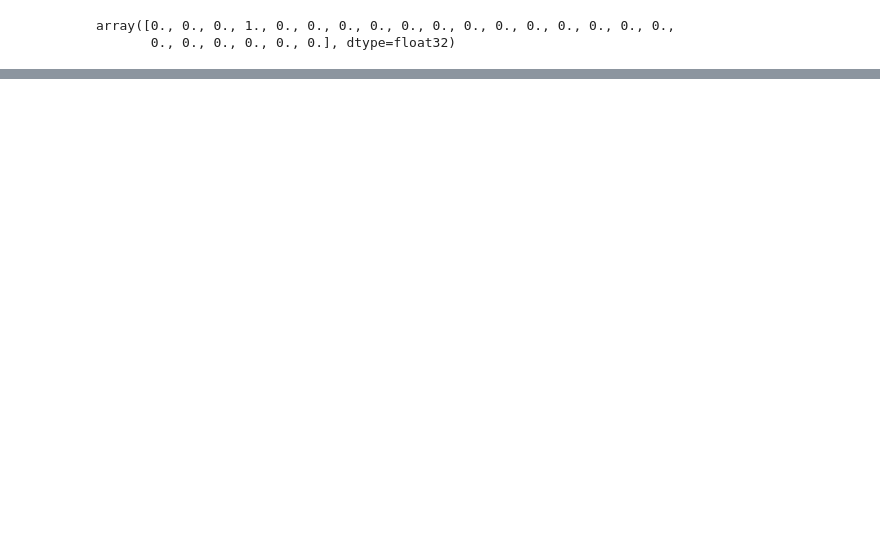
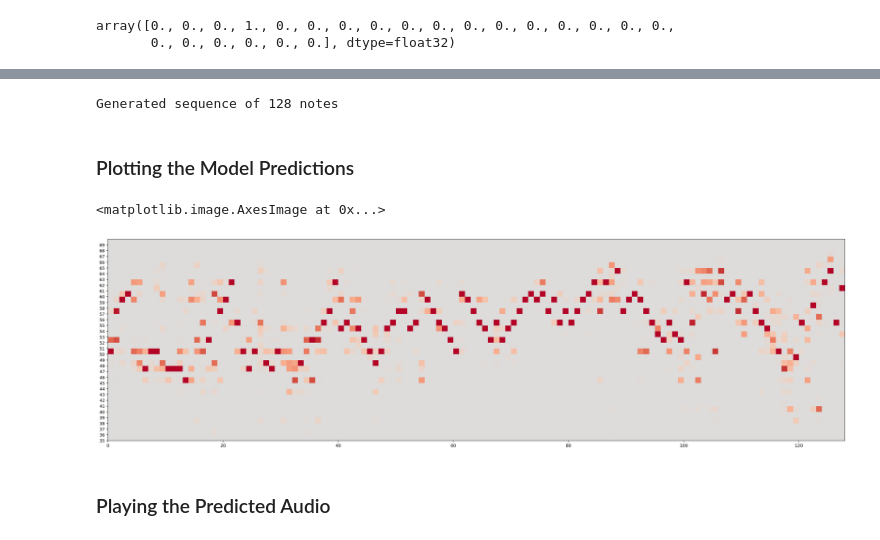
Before and after one commit to DCtheTall/generative-deep-learning, a Jupyter notebook: 7-compose/AttentionMechanism.ipynb, the cells around one changed output, grey strips where cells are left out. Saved outputs shown, nothing was run; the diff lists cells and outputs as text; code cells hidden in the pictures; blank space fills up the shorter version.

Commit message:
train music LSTM and play result

```diff
--- a/7-compose/AttentionMechanism.ipynb
+++ b/7-compose/AttentionMechanism.ipynb
@@ -205,0 +309,2 @@ array([0., 0., 0., 1., 0., 0., 0., 0., 0., 0., 0., 0., 0., 0., 0., 0., 0.,
+# %%
+att_mech.train(X_train, y_train)
@@ -205,0 +340,51 @@ array([0., 0., 0., 1., 0., 0., 0., 0., 0., 0., 0., 0., 0., 0., 0., 0., 0.,
+# %%
+for note_idx in range(N_NEW_NOTES):
+  pred_input = [np.array([notes_input_sequence]),
+                np.array([durations_input_sequence])]
+  notes_pred, durations_pred = att_mech.model.predict(pred_input, verbose=0)
+
+  att_pred = att_mech.attention_model.predict(pred_input, verbose=0)[0]
+  att_matrix[(note_idx - len(att_pred) + SEQUENCE_LENGTH):(
+      note_idx + SEQUENCE_LENGTH), note_idx] = att_pred
+
+  new_note = np.zeros(128)
+  for idx, n_i in enumerate(notes_pred[0]):
+    try:
+      midi_note = note.Note(int_to_note[idx])
+      new_note[midi_note.pitch.midi] = n_i
+    except:
+      pass
+  overall_preds.append(new_note)
+
+  n = sample_with_temperature(notes_pred[0], 0.2)
+  d = sample_with_temperature(durations_pred[0], 0.2)
+  prediction_output.append([int_to_note[n], int_to_duration[d]])
+
+  notes_input_sequence.append(n)
+  durations_input_sequence.append(d)
+
+  if len(notes_input_sequence) > SEQUENCE_LENGTH:
+    notes_input_sequence = notes_input_sequence[1:]
+    durations_input_sequence = durations_input_sequence[1:]
+
+  if int_to_note[n] == 'START':
+    break
+
+overall_preds = np.transpose(np.array(overall_preds))
+print('Generated sequence of {} notes'.format(len(prediction_output)))
+# %% [output]
+Generated sequence of 128 notes
+# %% [markdown]
+### Plotting the Model Predictions
+# %%
+import matplotlib.pyplot as plt
+
+fig, ax = plt.subplots(figsize=(30, 15))
+ax.set_yticks([j for j in range(35, 70)])
+plt.imshow(overall_preds[35:70,:], origin='lower', cmap='coolwarm', vmin=-0.5,
+           vmax=0.5, extent=[0, N_NEW_NOTES, 35, 70])
+# %% [output]
+<matplotlib.image.AxesImage at 0x...>
+[figure, added]
+# %% [markdown]
+### Playing the Predicted Audio
```
Also changed, not shown: parts of 25 cells of this notebook.
